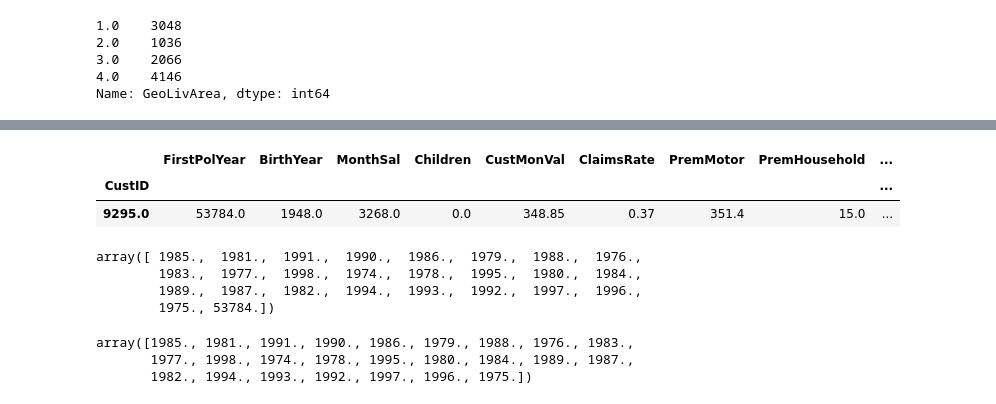
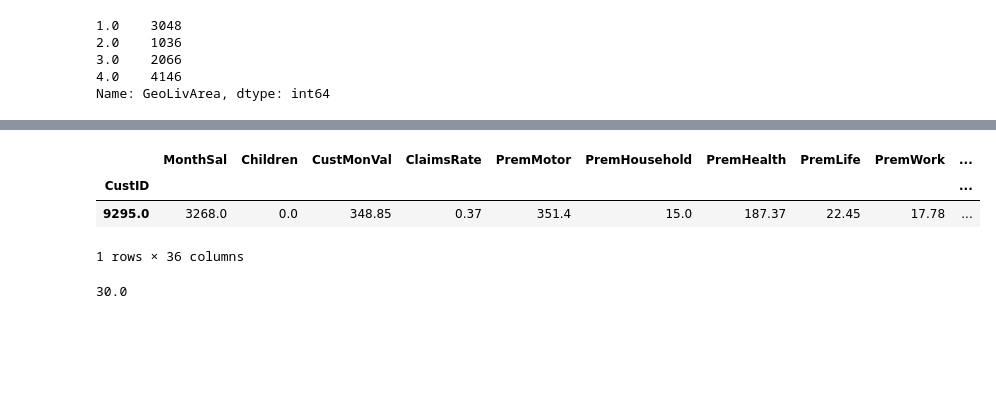
Before and after one commit to miguelince/insurance-clustering, a Jupyter notebook: code/python_code.ipynb, the cells around one changed output, grey strips where cells are left out. Drawn from its saved outputs; the diff is of its cells as text; code cells hidden in the pictures; blank space fills up the shorter version.

```diff
--- a/code/python_code.ipynb
+++ b/code/python_code.ipynb
@@ -131,8 +955,10 @@ dataset.head()
 # %% [markdown]
 <b> Encoding the categorical variables </b>
 # %%
-## encoding level of education
+educ_level = []
+for i in range(0, len(dataset)):
+    educ_level.append(int(str(dataset['EducDeg'][i])[2:3]))
 
-le = LabelEncoder()
-dataset['EducationLevel'] = le.fit_transform(dataset.EducDeg)
+coluna = pd.Series(educ_level, name='EducLevel')
+dataset = pd.concat([dataset, coluna], axis=1)
 # %%
@@ -160,7 +994,7 @@ Name: GeoLivArea, dtype: int64
 # %%
-# changing the type to int to be a more likely name
-dataset['GeoLivArea'] = dataset['GeoLivArea'].astype(int)
+# # changing the type to int to be a more likely name
+# dataset['GeoLivArea'] = dataset['GeoLivArea'].astype(int)
 
-# create dummies
-living_dummies = pd.get_dummies(dataset['GeoLivArea'], prefix = 'GeoLiv')
+# # create dummies
+# living_dummies = pd.get_dummies(dataset['GeoLivArea'], prefix = 'GeoLiv')
 # %%
@@ -183,4 +1002,4 @@ living_dummies
 # %%
 ## concatenate these dummies to the dataset
 
-dataset = pd.concat([dataset,living_dummies], axis=1)
+# dataset = pd.concat([dataset,living_dummies], axis=1)
@@ -213,7 +1037,7 @@ memory usage: 1.0 MB
 ## client tenure
 dataset_preprocess['ClientTenure'] = 2016-dataset_preprocess['FirstPolYear']
 
-## policy tenure
+## client age
 dataset_preprocess['ClientAge'] = 2016-dataset_preprocess['BirthYear']
 
 ## age that client bougth is first policy
@@ -277,8 +1101,8 @@ dataset_preprocess['PremWorkProp'] = dataset_preprocess['PremWork']/dataset_prep
 ## client margin in th
 
 # how much premium was not spent in claims
-dataset_preprocess['ClientPercMargin'] = 1-dataset_preprocess['ClaimsRate']
-dataset_preprocess['ClientMargin'] = dataset_preprocess['ClientPercMargin']*dataset_preprocess['TotalPremiums']
+# dataset_preprocess['ClientPercMargin'] = 1-dataset_preprocess['ClaimsRate']
+# dataset_preprocess['ClientMargin'] = dataset_preprocess['ClientPercMargin']*dataset_preprocess['TotalPremiums']
 
 ## proportion of client salary spend in insurance
 
@@ -325,16 +1121,14 @@ sns.scatterplot(x='ClaimsRate', y='TotalPremiums', data=dataset_preprocess)
 # %%
-## clients with FirstPolYear = 53784
-dataset_preprocess.loc[dataset_preprocess['FirstPolYear']==53784]
+## ClientTenure
+dataset_preprocess.loc[dataset_preprocess['ClientTenure']==-51768]
 # %% [output]
-|  | FirstPolYear | BirthYear | MonthSal | Children | CustMonVal | ClaimsRate | PremMotor | PremHousehold | ... |
-| CustID |  |  |  |  |  |  |  |  | ... |
-| 9295.0 | 53784.0 | 1948.0 | 3268.0 | 0.0 | 348.85 | 0.37 | 351.4 | 15.0 | ... |
+|  | MonthSal | Children | CustMonVal | ClaimsRate | PremMotor | PremHousehold | PremHealth | PremLife | PremWork | ... |
+| CustID |  |  |  |  |  |  |  |  |  | ... |
+| 9295.0 | 3268.0 | 0.0 | 348.85 | 0.37 | 351.4 | 15.0 | 187.37 | 22.45 | 17.78 | ... |
+1 rows × 36 columns
-# %%
-dataset_preprocess['FirstPolYear'].unique()
-# %% [output]
-array([ 1985.,  1981.,  1991.,  1990.,  1986.,  1979.,  1988.,  1976.,
-        1983.,  1977.,  1998.,  1974.,  1978.,  1995.,  1980.,  1984.,
-        1989.,  1987.,  1982.,  1994.,  1993.,  1992.,  1997.,  1996.,
-        1975., 53784.])
+# %%
+np.median(dataset_preprocess['ClientTenure'])
+# %% [output]
+30.0
 # %%
 ## replace outlier with mode
@@ -342,6 +1135,0 @@ dataset_preprocess.FirstPolYear.replace(53784, dataset_preprocess['FirstPolYear'
-# %%
-dataset_preprocess['FirstPolYear'].unique() # the outlier was removed
-# %% [output]
-array([1985., 1981., 1991., 1990., 1986., 1979., 1988., 1976., 1983.,
-       1977., 1998., 1974., 1978., 1995., 1980., 1984., 1989., 1987.,
-       1982., 1994., 1993., 1992., 1997., 1996., 1975.])
```
Also changed, not shown: parts of 265 cells of this notebook.
